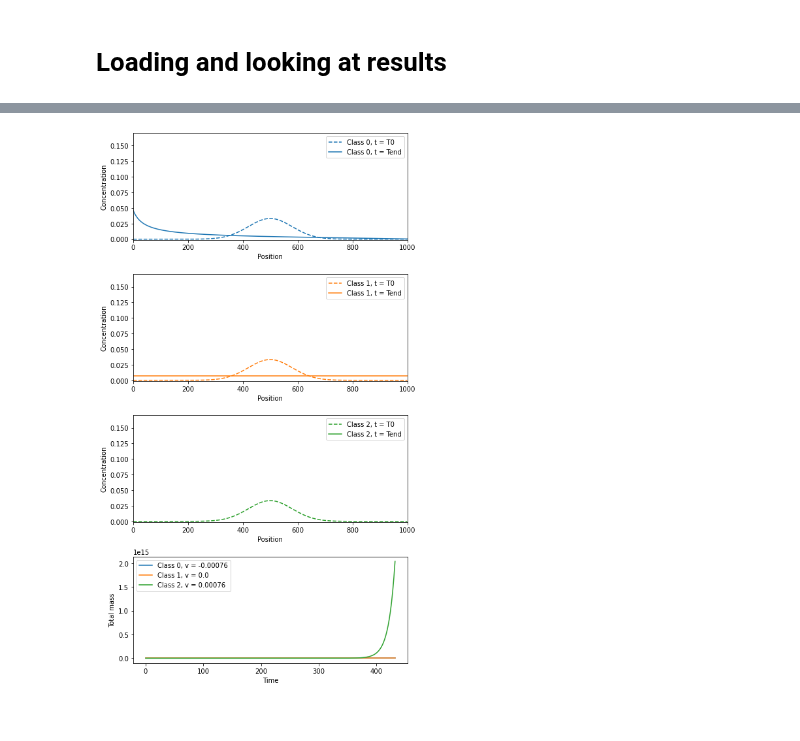
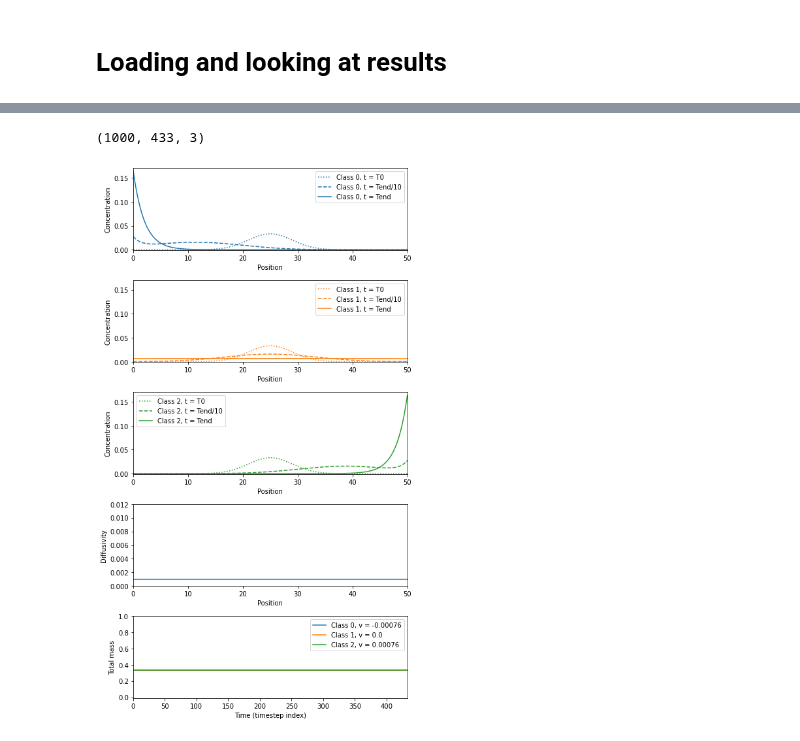
Before and after one commit to nordam/Eulerian-and-Lagrangian-methods, a Jupyter notebook: notebooks/Debugging.ipynb, the cells around one changed output, grey strips where cells are left out. Saved outputs shown, nothing was run; the diff lists cells and outputs as text; code cells hidden in the pictures.

```diff
--- a/notebooks/Debugging.ipynb
+++ b/notebooks/Debugging.ipynb
@@ -67,6 +75,6 @@ params = EulerianSystemParameters(
 # %%
 # Evaluate diffusivity function at cell faces
-K_vec = K_B(params.z_face)
+K_vec = K_A(params.z_face)
 # Arrays of velocities for all cells and all classes
 v_plus = np.maximum(velocity_vector_function(params), 0)
 v_minus = np.minimum(velocity_vector_function(params), 0)
@@ -245,3 +136,0 @@ C.shape
-# %%
-for i in [0, 1, 10, 70, -1]:
-    plt.plot(np.sum(C[:,i,:], axis = -1))
@@ -260,20 +137,50 @@ plt.legend()
+# %%
+profile = 'A'
+
+# Constant diffusivity
+K_A = lambda z: 1e-3*np.ones(len(z))
+# Variable but symmetric diffusivity
+K_B = lambda z: 1e-3 + 1e-2*np.sin(z*np.pi/Zmax)
+
+if profile = 'A':
+    K_vec = K_A(params.z_face)
+else:
+    K_vec = K_B(params.z_face)
+
+C = np.load(f'../data/Case0_K_{profile}_block_Nclasses=3_NJ=1000_dt=300.npy')
+print('C.shape = ', C.shape)
+# %% [output]
+(1000, 433, 3)
 # %%
-fig, ax = plt.subplots(nrows = 4, figsize = (7,12))
+fig, ax = plt.subplots(nrows = 5, figsize = (7,12))
 
 for i in (0, 1, 2):
     speeds = [-2*0.38e-3, 0.0, 2*0.38e-3]
-    l, = ax[3].plot(params.dz*np.sum(C[:,:,i], axis = (0)), label = f'Class {i}, v = {speeds[i]}')
-    ax[i].plot(C[:,0,i], '--', c = l.get_color(), label = f'Class {i}, t = T0')
-    ax[i].plot(C[:,-1,i], c = l.get_color(), label = f'Class {i}, t = Tend')
+    l, = ax[4].plot(params.dz*np.sum(C[:,:,i], axis = (0)), label = f'Class {i}, v = {speeds[i]}')
+    ax[i].plot(params.z_cell, C[:,0,i], ':', c = l.get_color(), label = f'Class {i}, t = T0')
+    ax[i].plot(params.z_cell, C[:,45,i], '--', c = l.get_color(), label = f'Class {i}, t = Tend/10')
+    ax[i].plot(params.z_cell, C[:,-1,i], c = l.get_color(), label = f'Class {i}, t = Tend')
     ax[i].legend()
     ax[i].set_ylim(-0.001, 0.17)
-    ax[i].set_xlim(0, 1000)
+    ax[i].set_xlim(0, params.Zmax)
     ax[i].set_xlabel('Position')
     ax[i].set_ylabel('Concentration')
 
-ax[3].set_ylabel('Total mass')
-ax[3].set_xlabel('Time')
-ax[3].legend()
+ax[3].plot(params.z_face, K_vec)
+ax[3].set_ylabel('Diffusivity')
+ax[3].set_xlabel('Position')
+ax[3].set_ylim(0.0, 0.012)
+ax[3].set_xlim(0, params.Zmax)
+
+ax[4].set_ylabel('Total mass')
+ax[4].set_xlabel('Time (timestep index)')
+ax[4].set_ylim(-0.01, 1)
+ax[4].set_xlim(0, C.shape[1])
+ax[4].legend()
+
 plt.tight_layout()
+
+#plt.savefig('Symmetric_test_3_classes_constant_diffusivity.png', dpi = 240)
+#plt.savefig('Symmetric_test_3_classes_variable_diffusivity.png', dpi = 240)
 # %% [output]
-[figure, old version]
+[figure, new version]
```
Also changed, not shown: parts of 24 cells of this notebook, 1 other file.
